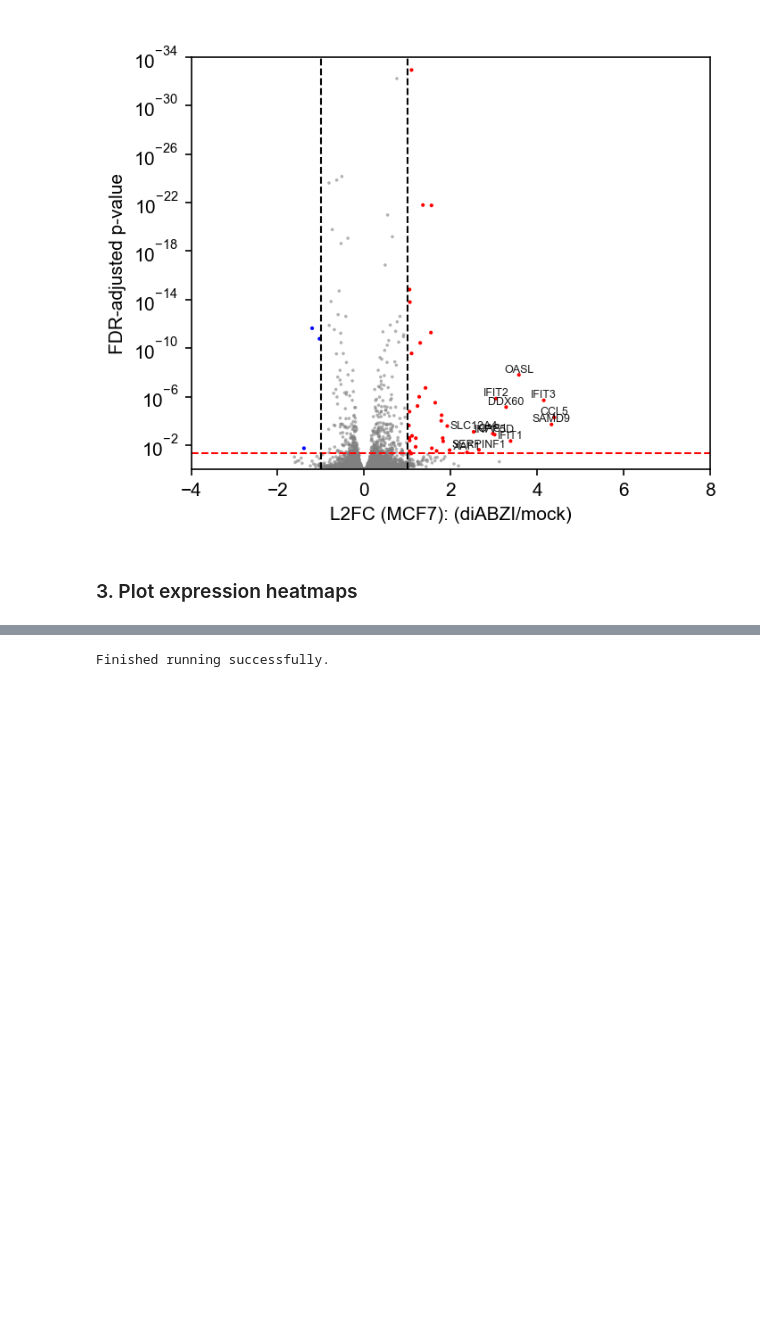
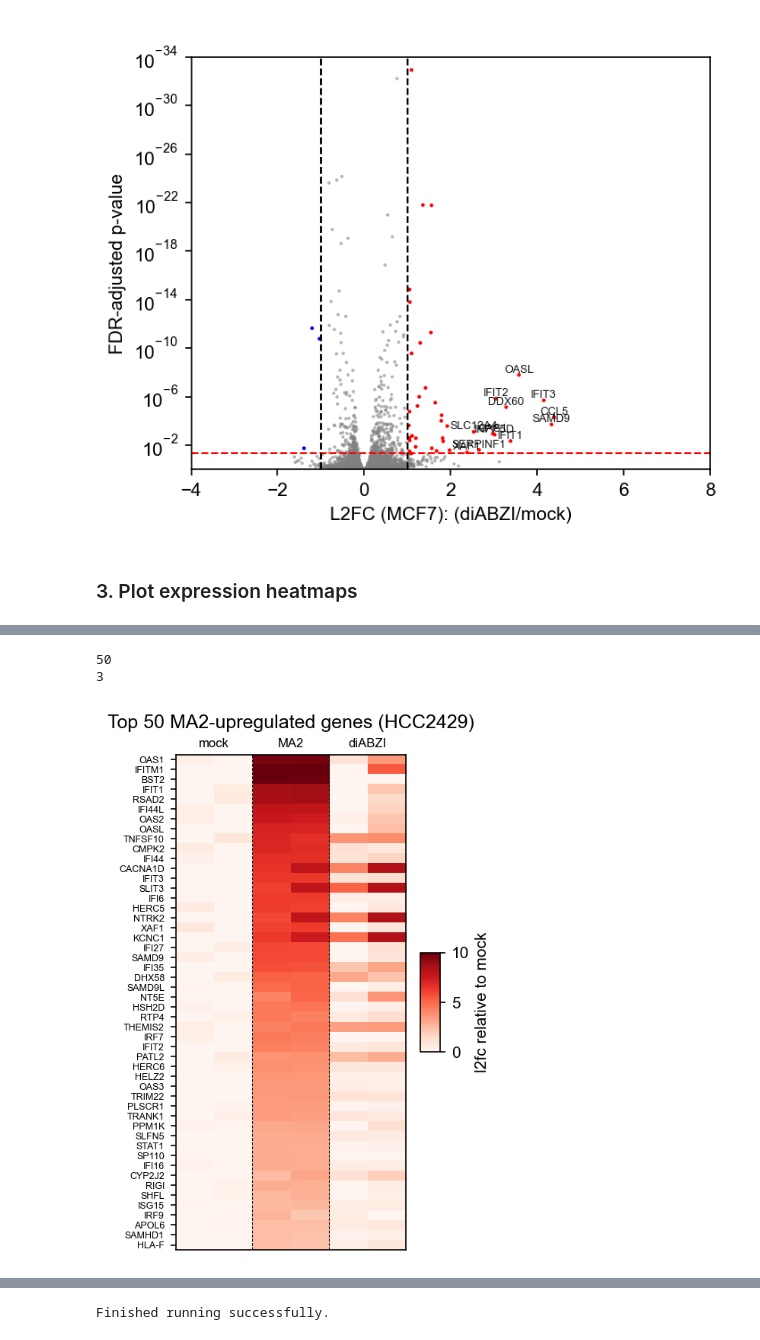
Before and after one commit to AnneyYeZiqing/hur_lab_ma2, a Jupyter notebook: A_RNAseq/A3_python/LY_RNAseq_FBS10_HCC2429_MCF7_figures.ipynb, the cells around one changed output, grey strips where cells are left out. Cells and saved outputs as stored; diff of their text form; code cells hidden in the pictures; blank space fills up the shorter version.

```diff
--- a/A_RNAseq/A3_python/LY_RNAseq_FBS10_HCC2429_MCF7_figures.ipynb
+++ b/A_RNAseq/A3_python/LY_RNAseq_FBS10_HCC2429_MCF7_figures.ipynb
@@ -565,0 +465,51 @@ plt.savefig("output_figures/Fig_FBS10-MCF7-MA2upOnly-RNAseq-Heatmap_l2fc1.svg")
+# %%
+#Plot the top 50, HCC2429
+top_n = 50 #set number of top genes to keep
+
+mpl.rcParams['svg.fonttype']='none' #This is the key line for making SVG text editable
+plt.rcParams['font.family'] = 'sans-serif'
+plt.rcParams['font.sans-serif'] = ['Arial']
+
+fig, ax = plt.subplots(figsize=(3.5,5),dpi=150)
+
+#First, filter for only those that passed a p-value threshold
+filter_sig = (MA2_vs_mock_HCC2429[2][:,5] < 0.05)
+#Second, sort matrix by l2fc computed by DESeq2
+sort_l2fc = np.argsort(-MA2_vs_mock_HCC2429[2][:,1][filter_sig]) #Note by default np.argsort provides indices in ascending order; minus sign gives descending
+matrix = l2fc_mockavg_norm_HCC2429[:,:]
+
+plt.axvline(2-0.5, color='black', linestyle='--', linewidth=0.5)
+plt.axvline(4-0.5, color='black', linestyle='--', linewidth=0.5)
+plt.axvline(6-0.5, color='black', linestyle='--', linewidth=0.5)
+
+#sort by treatment average expression
+im=ax.imshow(matrix[filter_sig][sort_l2fc][:top_n,:], aspect="auto", cmap='Reds', vmin=0, vmax=10,
+             interpolation="none")
+ax.set_title('Top 50 MA2-upregulated genes (HCC2429)')
+
+# Set row labels
+row_labels = genenames_HCC2429[:,1][filter_sig][sort_l2fc][:top_n]
+#for ele in row_labels:
+    #print(ele)
+print(len(row_labels))
+ax.set_yticks(np.arange(len(row_labels)))
+ax.set_yticklabels(row_labels, fontsize=6)
+
+col_labels = ['mock','MA2','diABZI']
+print(len(col_labels))
+ax.set_xticks(2*np.arange(len(col_labels))+0.5)
+ax.set_xticklabels(col_labels, fontsize=8)
+
+# Move col labels to the top
+ax.xaxis.tick_top()
+ax.xaxis.set_label_position("top")
+ax.tick_params(axis='x', which='both', length=0)
+
+cbar = plt.colorbar(im, ax=ax, shrink=0.2, aspect=5, label='l2fc relative to mock')
+fig.tight_layout()
+
+plt.savefig("output_figures/Fig_HCC2429-MA2up-RNAseq-Heatmap_top50.svg")
+# %% [output]
+50
+3
+[figure, added]
```
Also changed, not shown: parts of 3 cells of this notebook.
